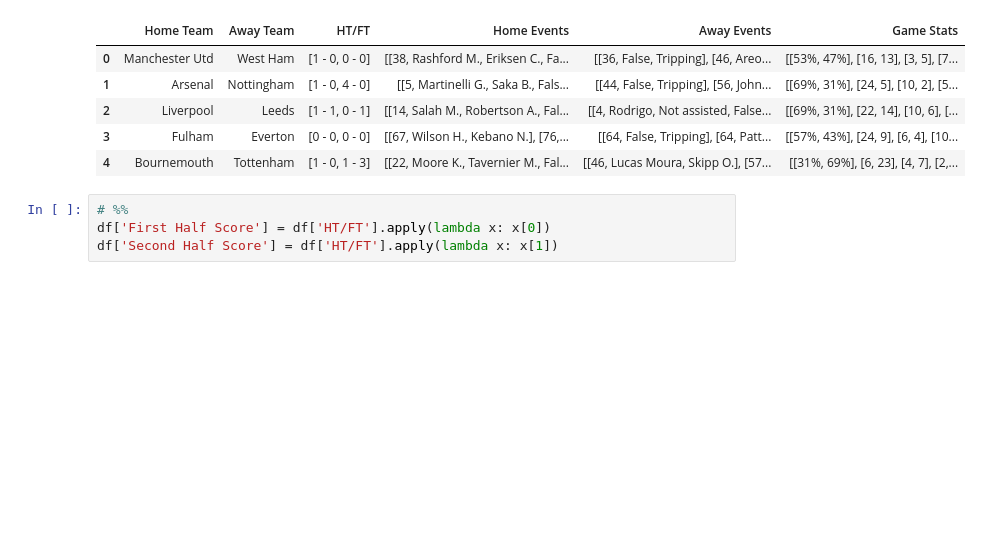
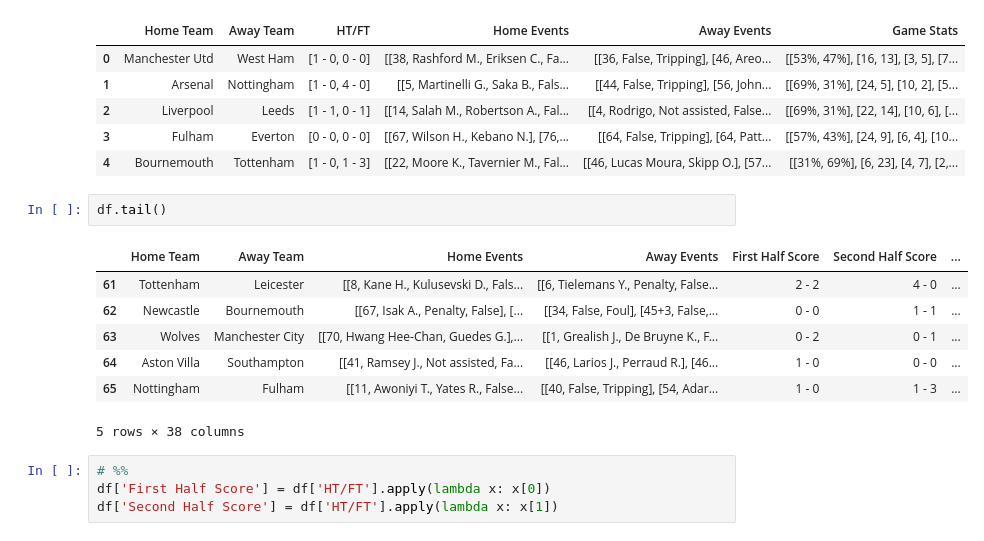
Before and after one commit to Behordeun/Scrapping-Data-from-FlashScore, a Jupyter notebook: Web_Scraping_Technical_Assessment.ipynb, the cells around one changed output. Saved outputs shown, nothing was run; the diff lists cells and outputs as text; blank space fills up the shorter version.

```diff
--- a/Web_Scraping_Technical_Assessment.ipynb
+++ b/Web_Scraping_Technical_Assessment.ipynb
@@ -263,6 +263,16 @@ df.head()
 | 2 | Liverpool | Leeds | [1 - 1, 0 - 1] | [[14, Salah M., Robertson A., Fal... | [[4, Rodrigo, Not assisted, False... | [[69%, 31%], [22, 14], [10, 6], [... |
 | 3 | Fulham | Everton | [0 - 0, 0 - 0] | [[67, Wilson H., Kebano N.], [76,... | [[64, False, Tripping], [64, Patt... | [[57%, 43%], [24, 9], [6, 4], [10... |
 | 4 | Bournemouth | Tottenham | [1 - 0, 1 - 3] | [[22, Moore K., Tavernier M., Fal... | [[46, Lucas Moura, Skipp O.], [57... | [[31%, 69%], [6, 23], [4, 7], [2,... |
+# %%
+df.tail()
+# %% [output]
+|  | Home Team | Away Team | Home Events | Away Events | First Half Score | Second Half Score | ... |
+| 61 | Tottenham | Leicester | [[8, Kane H., Kulusevski D., Fals... | [[6, Tielemans Y., Penalty, False... | 2 - 2 | 4 - 0 | ... |
+| 62 | Newcastle | Bournemouth | [[67, Isak A., Penalty, False], [... | [[34, False, Foul], [45+3, False,... | 0 - 0 | 1 - 1 | ... |
+| 63 | Wolves | Manchester City | [[70, Hwang Hee-Chan, Guedes G.],... | [[1, Grealish J., De Bruyne K., F... | 0 - 2 | 0 - 1 | ... |
+| 64 | Aston Villa | Southampton | [[41, Ramsey J., Not assisted, Fa... | [[46, Larios J., Perraud R.], [46... | 1 - 0 | 0 - 0 | ... |
+| 65 | Nottingham | Fulham | [[11, Awoniyi T., Yates R., False... | [[40, False, Tripping], [54, Adar... | 1 - 0 | 1 - 3 | ... |
+5 rows × 38 columns
 # %%
 # %%
 df['First Half Score'] = df['HT/FT'].apply(lambda x: x[0])
```
Also changed, not shown: 2 other files.
